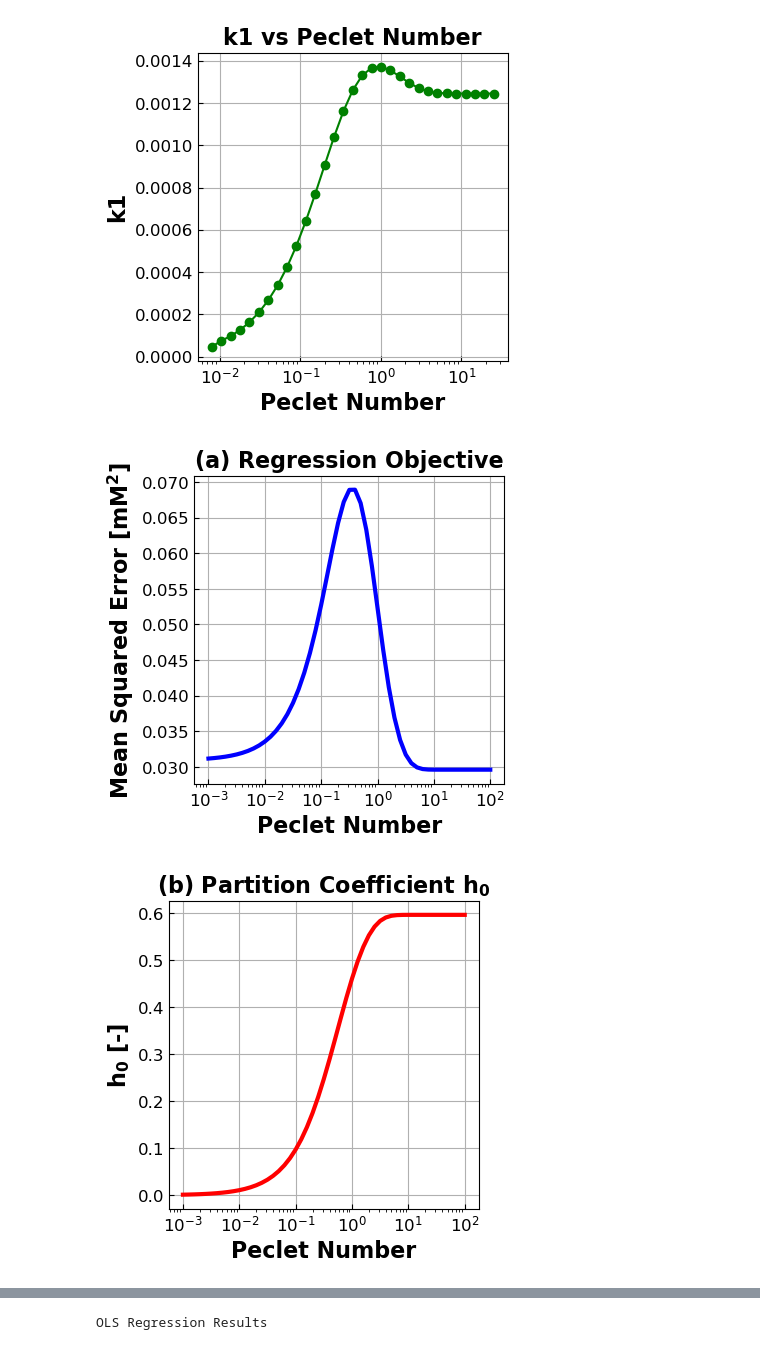
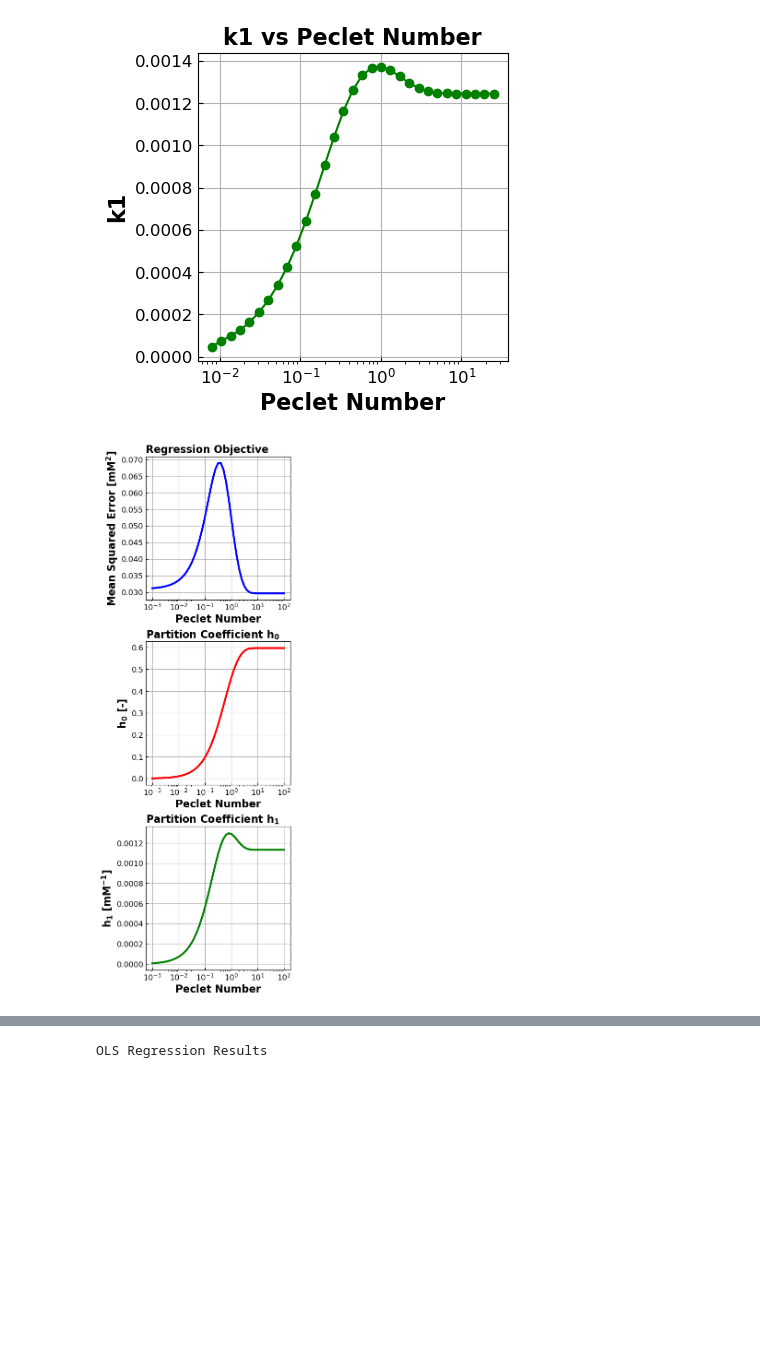
Before and after one commit to dowlinglab/dynamic-diafiltration-pyomo, a Jupyter notebook: DATA2_visualization.ipynb, the cells around one changed output, grey strips where cells are left out. Saved outputs shown, nothing was run; the diff lists cells and outputs as text; code cells hidden in the pictures; blank space fills up the shorter version.

Commit message:
Notebook for figure reorg

```diff
--- a/DATA2_visualization.ipynb
+++ b/DATA2_visualization.ipynb
@@ -713,49 +713,53 @@ k1_se = np.zeros(len(Pe_values))
 for i, Pe in enumerate(Pe_values):
     k0_values[i], k1_values[i], objective[i], k0_se[i], k1_se[i], results_tmp = linear_regression(no_startup, Pe)
 
+fig = plt.figure(figsize=(4.2, 12), constrained_layout=True)
 # Plot the objective function
-fig = plt.figure(figsize=(4, 4))
+#fig = plt.figure(figsize=(4, 4))
+plt.subplot(3, 1, 1)
 plt.plot(Pe_values, objective, 'b-', linewidth=3)
 plt.xscale('log')
 plt.xlabel('Peclet Number', fontsize=16, fontweight='bold')
 plt.ylabel('Mean Squared Error [mM$\mathbf{^{2}}$]', fontsize=16, fontweight='bold')
 plt.xticks(fontsize=12)
 plt.yticks(fontsize=12)
 plt.tick_params(direction="in")
-plt.title('(a) Regression Objective', fontsize=16, fontweight='bold')
+plt.title('Regression Objective', fontsize=16, fontweight='bold', loc='left')
 plt.grid(True)
-plt.savefig('objective_function_sensitivity.png', dpi=300, bbox_inches='tight')
-plt.show()
+#plt.savefig('objective_function_sensitivity.png', dpi=300, bbox_inches='tight')
+#plt.show()
 
 # Plot k0 values
-fig = plt.figure(figsize=(4, 4))
+#fig = plt.figure(figsize=(4, 4))
+plt.subplot(3, 1, 2)
 plt.plot(Pe_values, k0_values, 'r-', linewidth=3)
 plt.xscale('log')
 plt.fill_between(Pe_values, k0_values - 2*k0_se, k0_values + 2*k0_se, color='red', alpha=0.3)
 plt.xlabel('Peclet Number', fontsize=16, fontweight='bold')
 plt.ylabel('h$\mathbf{_0}$ [-]', fontsize=16, fontweight='bold')
 plt.xticks(fontsize=12)
 plt.yticks(fontsize=12)
 plt.tick_params(direction="in")
-plt.title('(b) Partition Coefficient h$\mathbf{_0}$', fontsize=16, fontweight='bold')
+plt.title('Partition Coefficient h$\mathbf{_0}$', fontsize=16, fontweight='bold', loc='left')
 plt.grid(True)
-plt.savefig('partition_coefficient_h0_sensitivity.png', dpi=300, bbox_inches='tight')
-plt.show()
+#plt.savefig('partition_coefficient_h0_sensitivity.png', dpi=300, bbox_inches='tight')
+#plt.show()
 
 # Plot k1 values
-fig = plt.figure(figsize=(4, 4))
+#fig = plt.figure(figsize=(4, 4))
+plt.subplot(3, 1, 3)
 plt.plot(Pe_values, k1_values, 'g-', linewidth=3)
 plt.fill_between(Pe_values, k1_values - 2*k1_se, k1_values + 2*k1_se, color='green', alpha=0.3)
 plt.xscale('log')
-plt.title('(c) Partition Coefficient h$\mathbf{_1}$', fontsize=16, fontweight='bold')
 plt.xlabel('Peclet Number', fontsize=16, fontweight='bold')
 plt.ylabel('h$\mathbf{_1}$ [mM$\mathbf{^{-1}}$]', fontsize=16, fontweight='bold')
 plt.xticks(fontsize=12)
 plt.yticks(fontsize=12)
 plt.tick_params(direction="in")
+plt.title('Partition Coefficient h$\mathbf{_1}$', fontsize=16, fontweight='bold', loc='left')
 plt.grid(True)
-plt.savefig('partition_coefficient_h1_sensitivity.png', dpi=300, bbox_inches='tight')
+#plt.savefig('partition_coefficient_h1_sensitivity.png', dpi=300, bbox_inches='tight')
+plt.savefig('partition_sensitivity.png', dpi=300, bbox_inches='tight')
 plt.show()
 # %% [output]
-[figure, old version]
+[figure, new version]
-[figure, removed]
```
Also changed, not shown: parts of 1 cell of this notebook.
